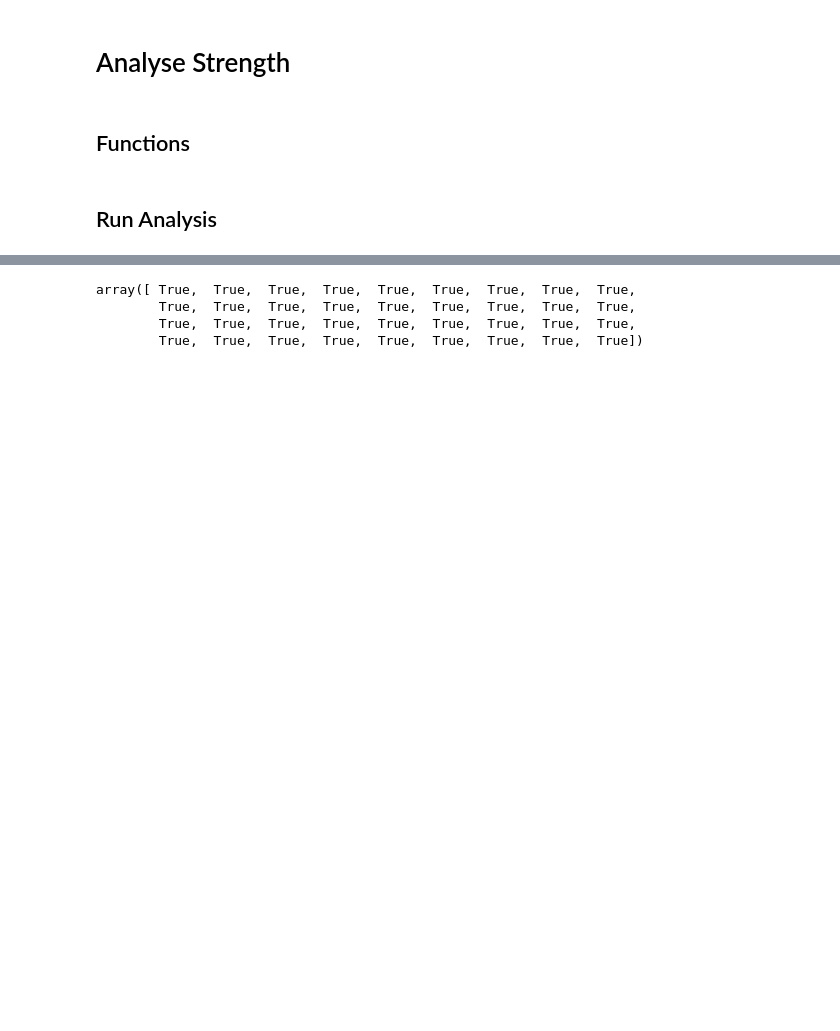
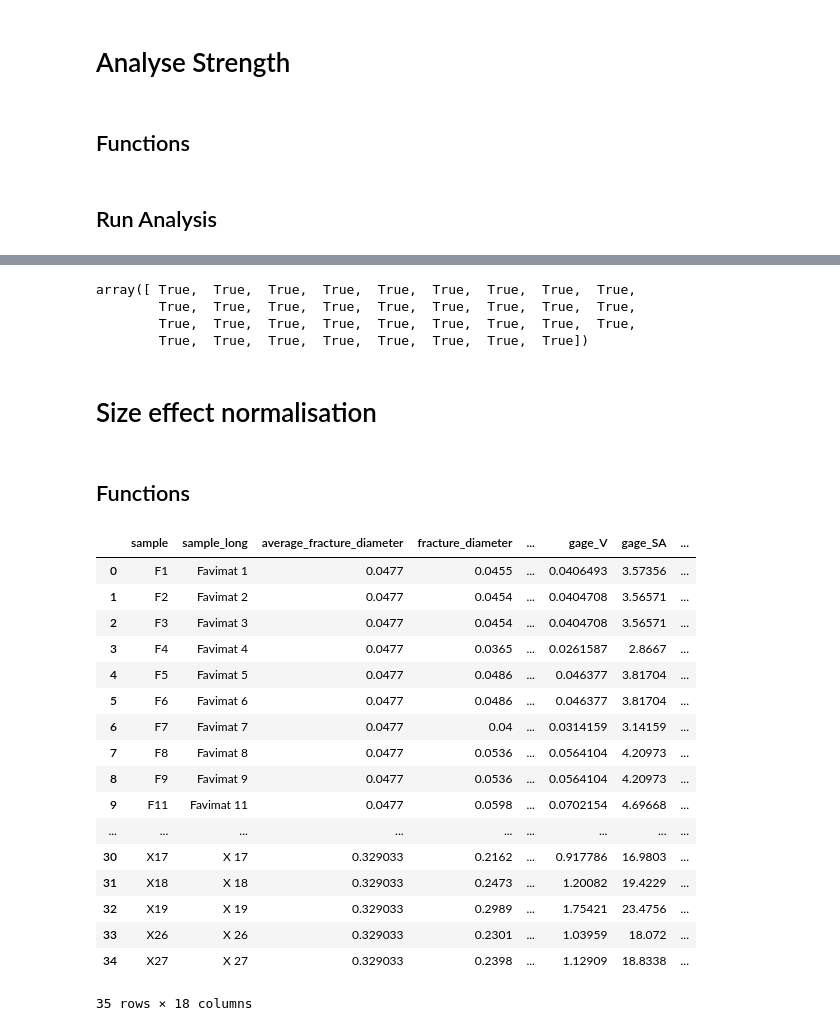
Before and after one commit to Mackus101/GlassMechAnalysis, a Jupyter notebook: analyse_fibres.ipynb, the cells around one changed output, grey strips where cells are left out. Cells and saved outputs as stored; diff of their text form; code cells hidden in the pictures; blank space fills up the shorter version.

```diff
--- a/analyse_fibres.ipynb
+++ b/analyse_fibres.ipynb
@@ -186,7 +202,7 @@ gcc_data_clean, gcc_data_anal = fit_and_plot_weibull(gcc_data_clean, design_prob
 # %%
 ## Double check if appended plotting positions align with original fracture stress
 
-check_alignment = gcc_data_clean[["fracture_stress", "Fail Check"]].dropna()
+check_alignment = fibre_data_clean[["fracture_stress", "Fail Check"]].dropna()
 
 check_alignment = np.isclose(check_alignment["fracture_stress"], check_alignment["Fail Check"])
 check_alignment
@@ -194,4 +210,8 @@ check_alignment
 array([ True,  True,  True,  True,  True,  True,  True,  True,  True,
         True,  True,  True,  True,  True,  True,  True,  True,  True,
         True,  True,  True,  True,  True,  True,  True,  True,  True,
-        True,  True,  True,  True,  True,  True,  True,  True,  True])
+        True,  True,  True,  True,  True,  True,  True,  True])
+# %% [markdown]
+# Size effect normalisation
+# %% [markdown]
+## Functions
@@ -197,0 +222,13 @@ array([ True,  True,  True,  True,  True,  True,  True,  True,  True,
+# %%
+def calc_sample_geometry(sample_data: pd.DataFrame, analysis_data: pd.DataFrame):
+    ### Calculate the required geometry for each value in the dataframe
+
+    ## Simple V and SA for individual samples
+    sample_data["gage_V"] = sample_data.apply(lambda row: cylinder_gage_V(row["fracture_diameter"], row["gage_length"]), axis=1)
+    sample_data["gage_SA"] = sample_data.apply(lambda row: cylinder_gage_SA(row["fracture_diameter"], row["gage_length"]), axis=1)
+
+    ## Simple V and SA for series
+    # analysis_data["mean_gage_V"] = analysis_data.apply(lambda row: cylinder_gage_V(row["fracture_diameter_mean"], row["gage_length"]), axis=1)
+    # analysis_data["mean_gage_SA"] = analysis_data.apply(lambda row: cylinder_gage_SA(row["fracture_diameter_mean"], row["gage_length"]), axis=1)
+
+    return sample_data, analysis_data
@@ -197,0 +381,21 @@ array([ True,  True,  True,  True,  True,  True,  True,  True,  True,
+# %%
+fibre_data_clean
+# %% [output]
+|  | sample | sample_long | average_fracture_diameter | fracture_diameter | ... | gage_V | gage_SA | ... |
+| 0 | F1 | Favimat 1 | 0.0477 | 0.0455 | ... | 0.0406493 | 3.57356 | ... |
+| 1 | F2 | Favimat 2 | 0.0477 | 0.0454 | ... | 0.0404708 | 3.56571 | ... |
+| 2 | F3 | Favimat 3 | 0.0477 | 0.0454 | ... | 0.0404708 | 3.56571 | ... |
+| 3 | F4 | Favimat 4 | 0.0477 | 0.0365 | ... | 0.0261587 | 2.8667 | ... |
+| 4 | F5 | Favimat 5 | 0.0477 | 0.0486 | ... | 0.046377 | 3.81704 | ... |
+| 5 | F6 | Favimat 6 | 0.0477 | 0.0486 | ... | 0.046377 | 3.81704 | ... |
+| 6 | F7 | Favimat 7 | 0.0477 | 0.04 | ... | 0.0314159 | 3.14159 | ... |
+| 7 | F8 | Favimat 8 | 0.0477 | 0.0536 | ... | 0.0564104 | 4.20973 | ... |
+| 8 | F9 | Favimat 9 | 0.0477 | 0.0536 | ... | 0.0564104 | 4.20973 | ... |
+| 9 | F11 | Favimat 11 | 0.0477 | 0.0598 | ... | 0.0702154 | 4.69668 | ... |
+| ... | ... | ... | ... | ... | ... | ... | ... | ... |
+| 30 | X17 | X 17 | 0.329033 | 0.2162 | ... | 0.917786 | 16.9803 | ... |
+| 31 | X18 | X 18 | 0.329033 | 0.2473 | ... | 1.20082 | 19.4229 | ... |
+| 32 | X19 | X 19 | 0.329033 | 0.2989 | ... | 1.75421 | 23.4756 | ... |
+| 33 | X26 | X 26 | 0.329033 | 0.2301 | ... | 1.03959 | 18.072 | ... |
+| 34 | X27 | X 27 | 0.329033 | 0.2398 | ... | 1.12909 | 18.8338 | ... |
+35 rows × 18 columns
```
Also changed, not shown: parts of 17 cells of this notebook, 2 other files.
